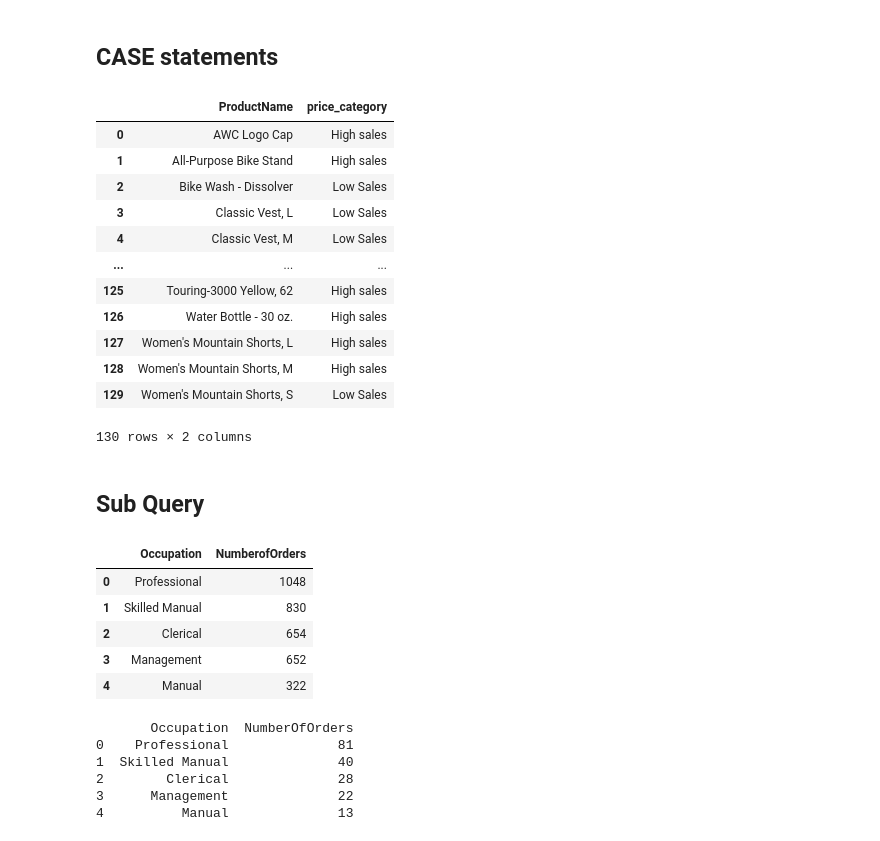
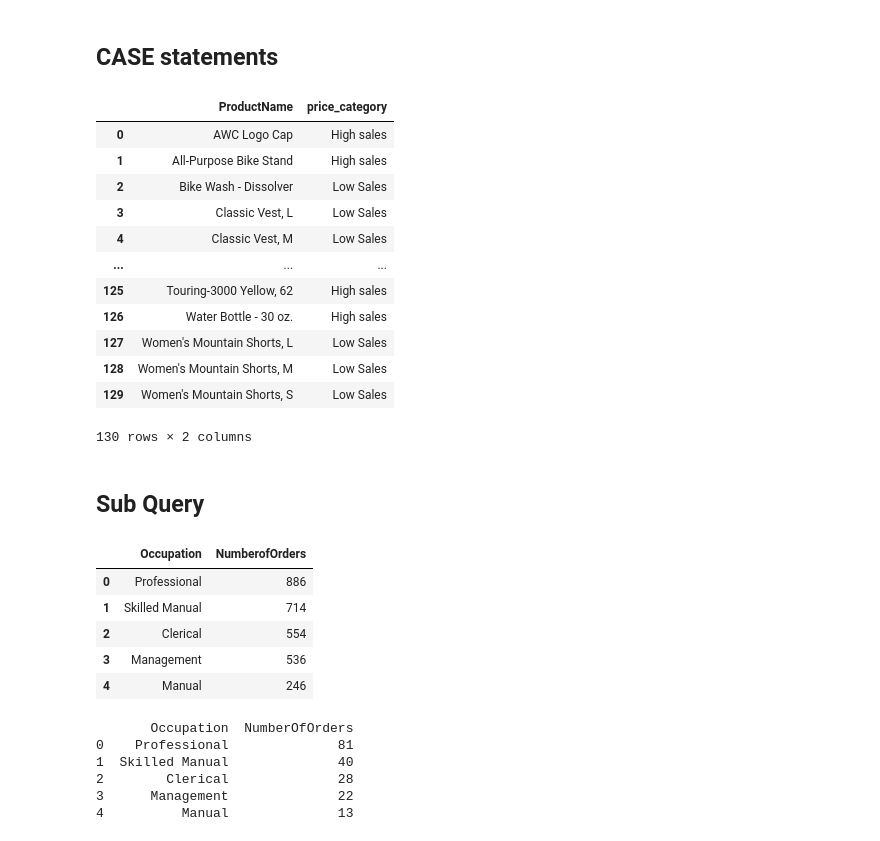
Before and after one commit to abiolaks/ai6_saturday_ml_flip_cohort_2025, a Jupyter notebook: week3/notebook/Week4_Relational_Data_and_SQL.ipynb, the cells around one changed output. Drawn from its saved outputs; the diff is of its cells as text; code cells hidden in the pictures.

```diff
--- a/week3/notebook/Week4_Relational_Data_and_SQL.ipynb
+++ b/week3/notebook/Week4_Relational_Data_and_SQL.ipynb
@@ -501,8 +582,8 @@ result
 # %%
 #Categorize into two groups, high sales and low sales based on the total value of the order for each product
 result = pd.read_sql_query(''' SELECT ProductName,
-       CASE WHEN SUM(OrderQuantity*ProductPrice) > 20000 THEN "High sales"
-            WHEN SUM(OrderQuantity*ProductPrice) < 20000 THEN "Low Sales"   END AS price_category
+       CASE WHEN SUM(OrderQuantity*ProductPrice) > 25000 THEN "High sales"
+            WHEN SUM(OrderQuantity*ProductPrice) < 25000 THEN "Low Sales"   END AS price_category
 FROM sales as a LEFT JOIN products as b on  a.ProductKey = b.ProductKey
 GROUP by a.ProductKey
 ORDER BY ProductName
@@ -518,8 +599,8 @@ result
 | ... | ... | ... |
 | 125 | Touring-3000 Yellow, 62 | High sales |
 | 126 | Water Bottle - 30 oz. | High sales |
-| 127 | Women's Mountain Shorts, L | High sales |
-| 128 | Women's Mountain Shorts, M | High sales |
+| 127 | Women's Mountain Shorts, L | Low Sales |
+| 128 | Women's Mountain Shorts, M | Low Sales |
 | 129 | Women's Mountain Shorts, S | Low Sales |
 130 rows × 2 columns
 # %% [markdown]
@@ -527,16 +608,16 @@ result
 # %%
 # using a sub query get the total number of orders by customers in different occupations in January 2015
 result = pd.read_sql_query(''' SELECT distinct Occupation,count(orderNumber) as NumberofOrders FROM sales
                                   LEFT JOIN customer on sales.CustomerKey = customer.CustomerKey
-                              WHERE ProductKey in (Select ProductKey FROM sales where OrderDate BETWEEN '2015-01-01' AND  '2015-01-31' )  GROUP BY Occupation ORDER BY NumberofOrders DESC ''', connection)
+                              WHERE ProductKey in (Select ProductKey FROM sales where OrderDate BETWEEN '2015-01-18' AND  '2015-01-31' )  GROUP BY Occupation ORDER BY NumberofOrders DESC ''', connection)
 result
 # %% [output]
 |  | Occupation | NumberofOrders |
-| 0 | Professional | 1048 |
-| 1 | Skilled Manual | 830 |
-| 2 | Clerical | 654 |
-| 3 | Management | 652 |
-| 4 | Manual | 322 |
+| 0 | Professional | 886 |
+| 1 | Skilled Manual | 714 |
+| 2 | Clerical | 554 |
+| 3 | Management | 536 |
+| 4 | Manual | 246 |
 # %%
 result = pd.read_sql_query("""
     SELECT c.Occupation,
```
Also changed, not shown: parts of 16 cells of this notebook, 9 other files.
